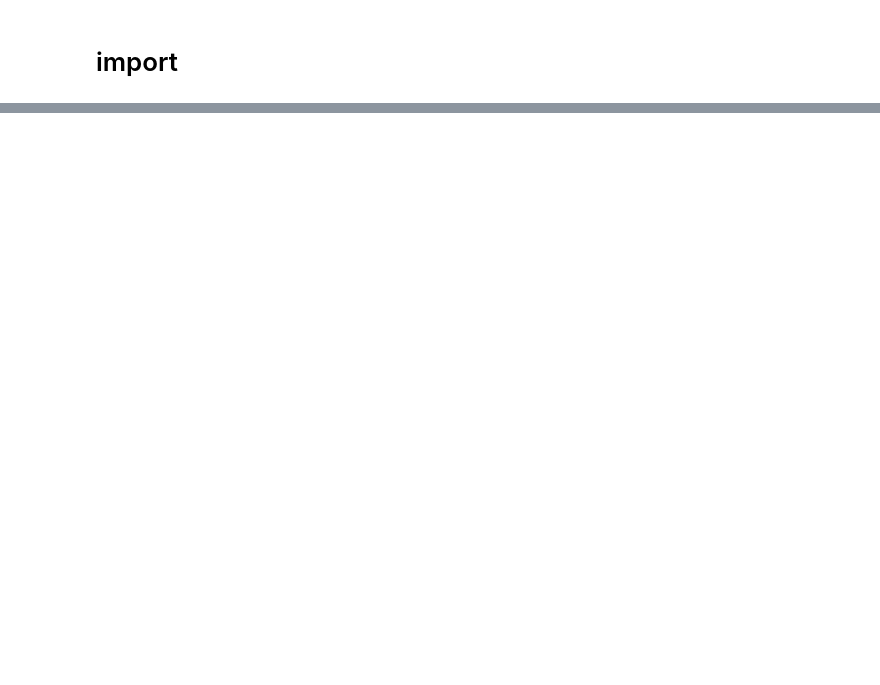
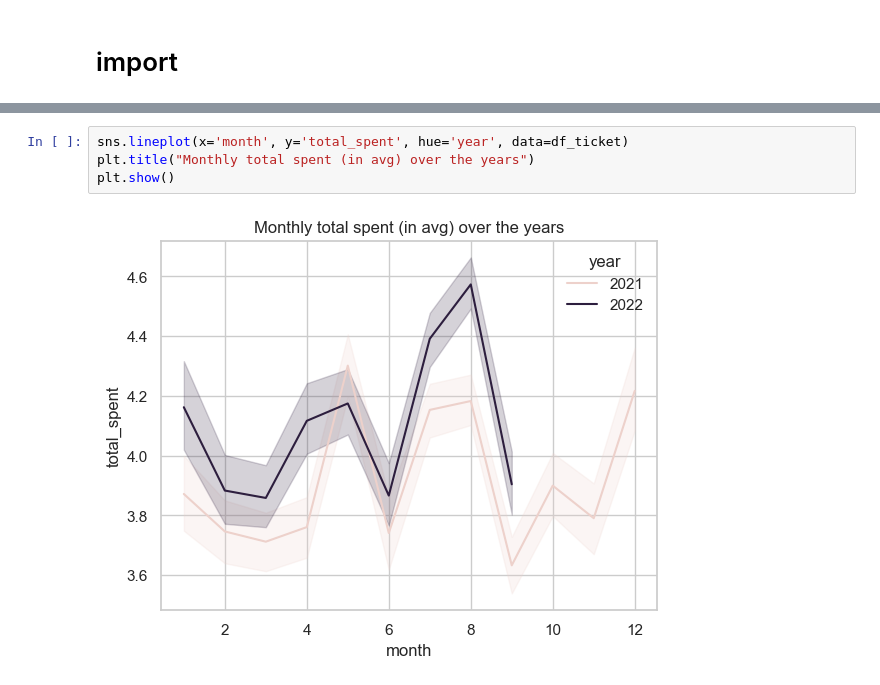
Before and after one commit to claragarciaperez9/French_bakery_forecasting, a Jupyter notebook: 01_EDA.ipynb, the cells around one changed output, grey strips where cells are left out. Saved outputs shown, nothing was run; the diff lists cells and outputs as text; blank space fills up the shorter version.

```diff
--- a/01_EDA.ipynb
+++ b/01_EDA.ipynb
@@ -265,0 +211,6 @@ popularity[popularity["article"]=="FORMULE SANDWICH"]
+# %%
+sns.lineplot(x='month', y='total_spent', hue='year', data=df_ticket)
+plt.title("Monthly total spent (in avg) over the years")
+plt.show()
+# %% [output]
+[figure, added]
```
Also changed, not shown: parts of 44 cells of this notebook.
